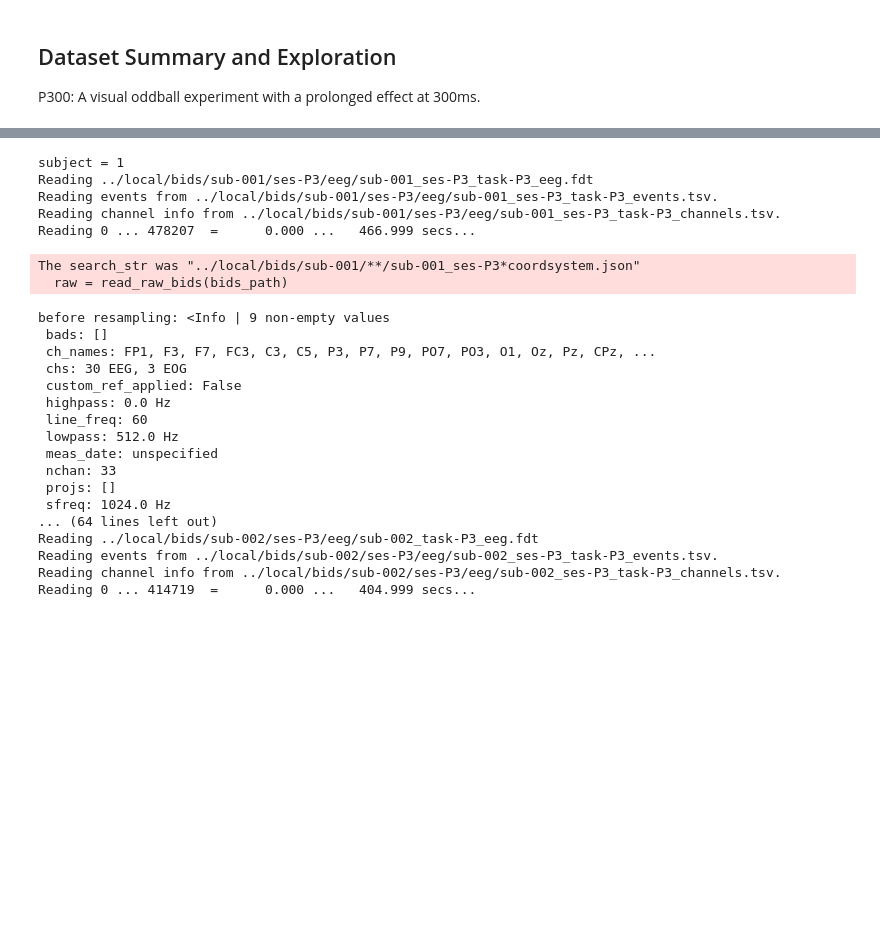
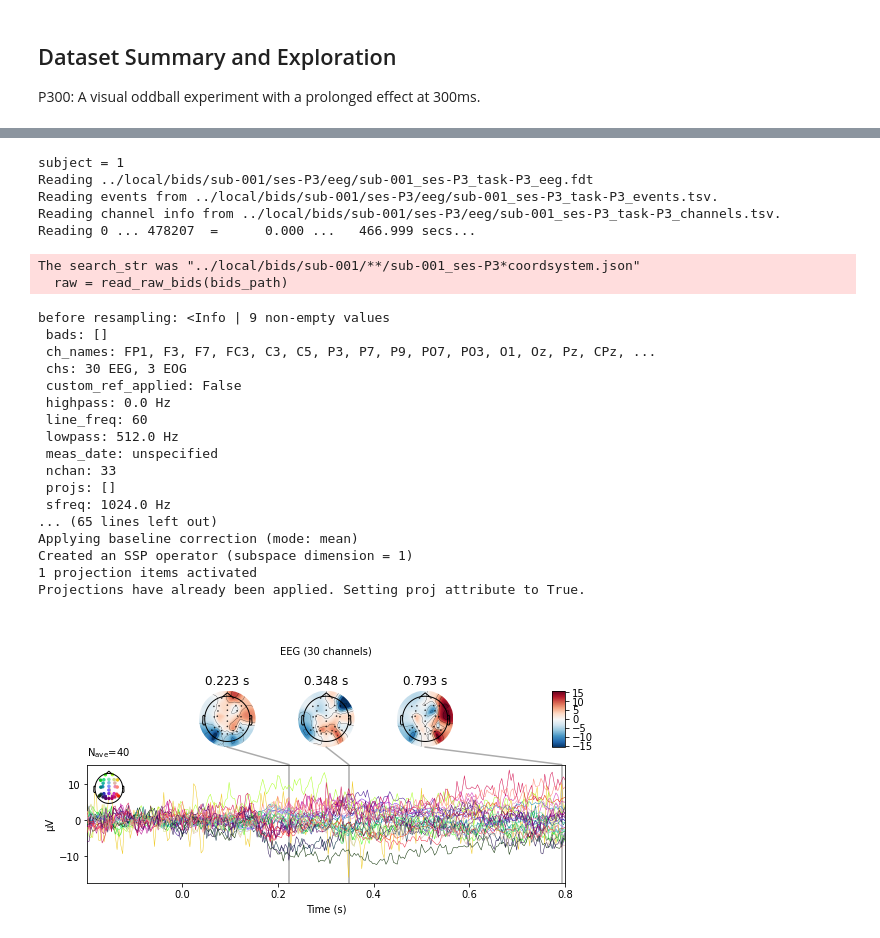
Before and after one commit to christianreiser/EEG_analysis, a Jupyter notebook: semesterproject/semesterproject.ipynb, the cells around one changed output, grey strips where cells are left out. Drawn from its saved outputs; the diff is of its cells as text; code cells hidden in the pictures; blank space fills up the shorter version.

Commit message:
todo

```diff
--- a/semesterproject/semesterproject.ipynb
+++ b/semesterproject/semesterproject.ipynb
@@ -57,7 +59,7 @@ def rereference():
 def apply_montage():
     # Set EEG sensor configuration and head digitization
     raw.set_montage("standard_1020", match_case=False)
-    raw.plot_sensors(ch_type='eeg')
+    raw.plot_sensors(ch_type='eeg',show_names=True)
     ccs_eeg_utils.save_plot("00montage", bids_path)
     print(raw.info)
 # %%
@@ -701,8 +825,9 @@ def inter_subject_analysis(
 # %%
-def source_space_localization():
+def source_space_localization(raw):
     """
     TODO check if raw_f needed, but here raw because raw_f has only Pz channel
     TODO Source reconstruction without an individual T1 MRI from the subject will be less accurate. Do not over interpret activity locations which can be off by multiple centimeters.
+    TODO individually or whole goup average?
     """
     # set eeg reference because EEG average reference is mandatory for inverse modeling
     raw.set_eeg_reference(projection=True)
@@ -725,8 +850,15 @@ def source_space_localization():
 
     """ TODO also for distractors?"""
     evoked = target
+
+    # plot_joint to check
     %matplotlib inline
     evoked.plot_joint()
+        plt.savefig(
+        "../intersubject_results/alignment.png",
+        bbox_inches="tight",
+    )
+    plt.close()  # don't display figure
 
     # get average src and bem as shown in the following tutorial:
     # https://mne.tools/stable/auto_tutorials/source-modeling/plot_eeg_no_mri.html
@@ -747,6 +879,13 @@ def source_space_localization():
         subject=subject,
         subjects_dir=subjects_dir,
     )
+    """ #TODO unable to save
+    plt.savefig(
+        "../intersubject_results/alignment.png",
+        bbox_inches="tight",
+    )
+    plt.close()  # don't display figure
+    """
 
     # Calculate a forward solution for a subject
     fwd = mne.make_forward_solution(
@@ -824,13 +963,13 @@ for subject in range(first_subject, last_subject + 1):
     # plot_each_channel(subject_id) # TODO turn back on
 
     # remove large muscle artifacts, extreme voltage offsets, or break periods
-    #cleaning(raw_f, subject)
+    # cleaning(raw_f, subject)
 
     # ICA
-    #raw_f = ICA(raw_f, subject)
+    # raw_f = ICA(raw_f, subject)
 
     epochs, evts, evts_dict_stim = epoching()
-
+    """
     (
         peak_time_target_list,
         peak_value_target_list,
@@ -840,52 +979,47 @@ for subject in range(first_subject, last_subject + 1):
         distractor_evoked_list,
     ) = single_subject_erp_analysis(epochs, evts, evts_dict_stim)
 
+# create results df
+results_df = create_results_df(
+    peak_time_target_list,
+    peak_value_target_list,
+    peak_time_distractor_list,
+    peak_value_distractor_list,
+)
 
 # inter-subject peak analysis
-(
-    average_time_difference,
-    meadian_time_difference,
-    std_dev_time_difference,
-    average_value_difference,
-    meadian_value_difference,
-    std_dev_value_difference,
-    t_obs_time,
-    p_values_time,
-    t_obs_value,
-    p_values_value,
-) = inter_subject_analysis(
-    peak_time_target_list,
-    peak_time_distractor_list,
-    peak_value_target_list,
-    peak_value_distractor_list,
+inter_subject_analysis(
+    results_df,
     target_evoked_list,
     distractor_evoked_list,
 )
+"""
 
 # source space localization
-# source_space_localization()
+source_space_localization(raw)
 # %% [output]
 subject = 1
 Reading ../local/bids/sub-001/ses-P3/eeg/sub-001_ses-P3_task-P3_eeg.fdt
 Reading events from ../local/bids/sub-001/ses-P3/eeg/sub-001_ses-P3_task-P3_events.tsv.
 Reading channel info from ../local/bids/sub-001/ses-P3/eeg/sub-001_ses-P3_task-P3_channels.tsv.
 Reading 0 ... 478207  =      0.000 ...   466.999 secs...
 The search_str was "../local/bids/sub-001/**/sub-001_ses-P3*coordsystem.json"
   raw = read_raw_bids(bids_path)
 before resampling: <Info | 9 non-empty values
  bads: []
  ch_names: FP1, F3, F7, FC3, C3, C5, P3, P7, P9, PO7, PO3, O1, Oz, Pz, CPz, ...
  chs: 30 EEG, 3 EOG
  custom_ref_applied: False
  highpass: 0.0 Hz
  line_freq: 60
  lowpass: 512.0 Hz
  meas_date: unspecified
  nchan: 33
  projs: []
  sfreq: 1024.0 Hz
-... (64 lines left out)
-Reading ../local/bids/sub-002/ses-P3/eeg/sub-002_task-P3_eeg.fdt
-Reading events from ../local/bids/sub-002/ses-P3/eeg/sub-002_ses-P3_task-P3_events.tsv.
-Reading channel info from ../local/bids/sub-002/ses-P3/eeg/sub-002_ses-P3_task-P3_channels.tsv.
-Reading 0 ... 414719  =      0.000 ...   404.999 secs...
+... (65 lines left out)
+Applying baseline correction (mode: mean)
+Created an SSP operator (subspace dimension = 1)
+1 projection items activated
+Projections have already been applied. Setting proj attribute to True.
+[figure, added]
```
Also changed, not shown: parts of 9 cells of this notebook, 19 other files.
